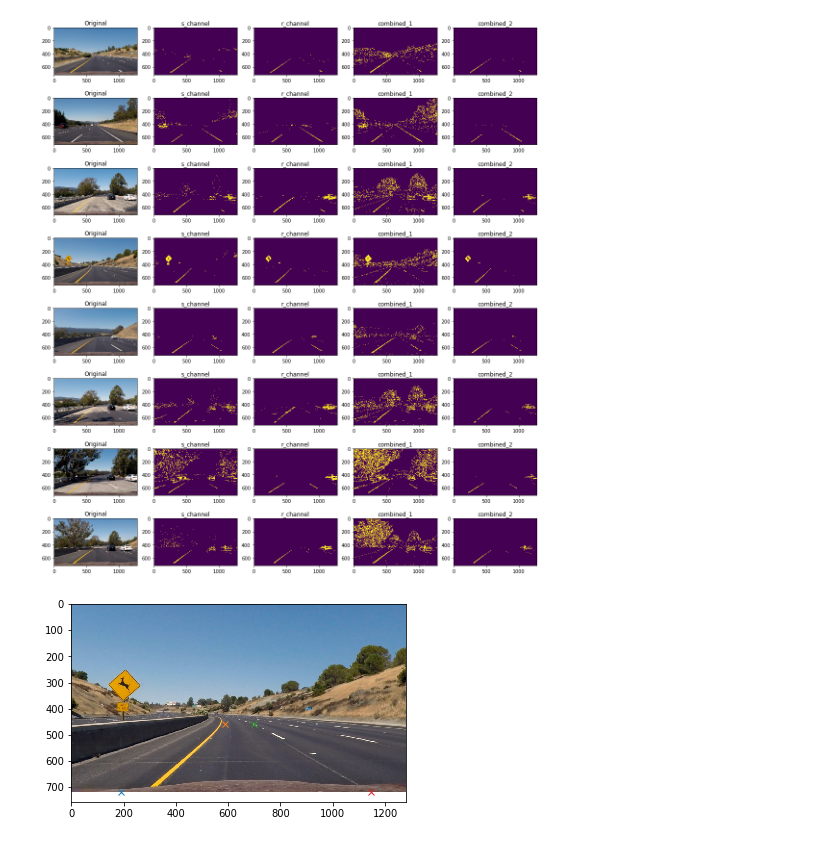
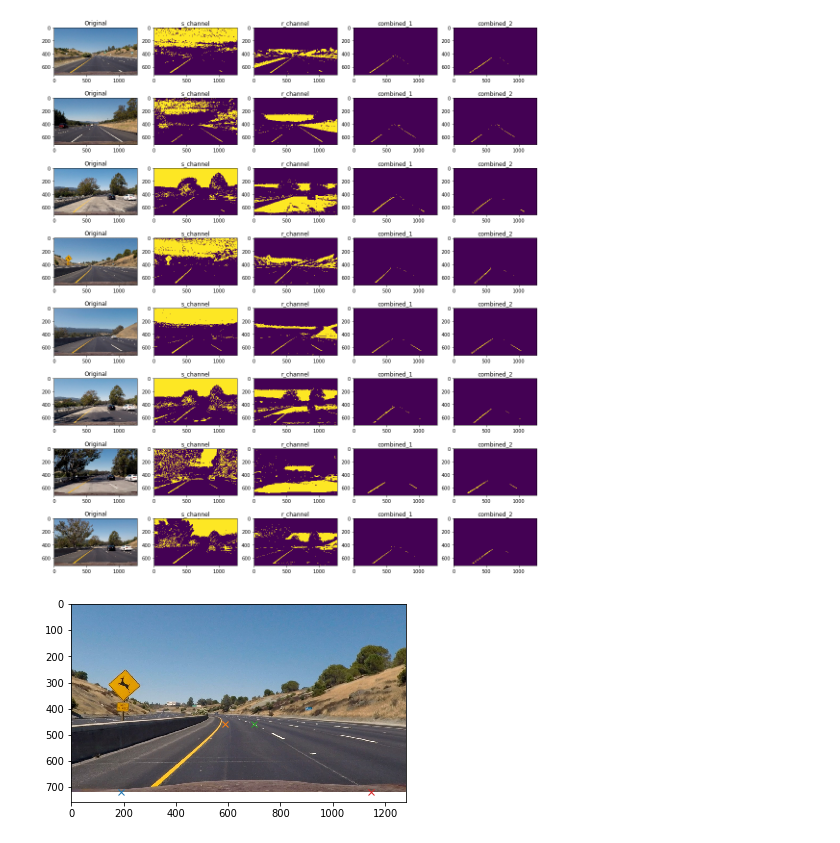
Before and after one commit to cyrano5614/CarND-Advanced-Lane-Lines, a Jupyter notebook: pipeline.ipynb, the cells around one changed output. Saved outputs shown, nothing was run; the diff lists cells and outputs as text; code cells hidden in the pictures.

```diff
--- a/pipeline.ipynb
+++ b/pipeline.ipynb
@@ -154,31 +221,53 @@ def rgb_thresh(img, thresh=(0,255)):
 # %%
 test_images = natsorted(os.listdir('test_images'))
-# %%
-# Find thresholds
-
-plt.figure(figsize=(18,21))
-plot_titles = ['Original', 's_channel', 'r_channel', 'combined_1', 'combined_2']
-
-for i, image in enumerate(test_images):
-    image = read_img('test_images/' + image)
-    gradx = abs_sobel_thresh(image, orient='x', sobel_kernel=3, thresh=(20, 100))
-    hls = hls_thresh(image, thresh=(170,255))
-    rgb = rgb_thresh(image, thresh=(220,255))
-    mag_binary = mag_thresh(image, sobel_kernel=9, mag_thresh=(100, 255))
-    dir_binary = dir_threshold(image, sobel_kernel=9, thresh=(0.2, 1.5))
-    combined_1 = np.zeros_like(rgb)
-#     combined_1[(mag_binary == 1) & (dir_binary == 1)] = 1
-    combined_1[(gradx == 1) | (hls == 1)] = 1
-    combined_2 = np.zeros_like(rgb)
-    combined_2[(rgb == 1) & (hls == 1)] = 1
-    mask_list = [image, hls, rgb, combined_1, combined_2]
-    for k in range(5):
-        plt.subplot(len(test_images), 5, k+1+i*5)
-        plt.imshow(mask_list[k])
-        plt.title(plot_titles[k])
-plt.show()
-# %% [output]
-[figure, removed]
+# %%
+# Find thresholds
+
+plt.figure(figsize=(18,21))
+plot_titles = ['Original', 's_channel', 'r_channel', 'combined_1', 'combined_2']
+
+for i, img in enumerate(test_images):
+    img = read_img('test_images/' + img)
+#     img = sigmoid(img)
+    gradx = abs_sobel_thresh(img, orient='x', sobel_kernel=3, thresh=(20, 100))
+    grady = abs_sobel_thresh(img, orient='y', sobel_kernel=3, thresh=(0, 255))
+    mag_binary = mag_thresh(img, sobel_kernel=9, mag_thresh=(150, 200))
+    dir_binary = dir_threshold(img, sobel_kernel=9, thresh=(0.2, 1.5))
+    hls_s = color_space(img, color='HLS', thresh=(100,255), selection=2)
+    hls_l = color_space(img, color='HLS', thresh=(120,255), selection=1)
+    rgb_r = color_space(img, 'RGB', thresh=(150,255), selection = 0)
+    rgb_g = color_space(img, 'RGB', thresh=(150,255), selection = 1)
+    luv_l = color_space(img, 'LUV', thresh=(225,255), selection = 0)
+    lab_b = color_space(img, 'LAB', thresh=(155,200), selection = 2)
+    yuv_y = color_space(img, 'YUV', thresh=(150,255), selection = 0)
+    hsv_v = color_space(img, 'HSV', thresh=(30,125), selection = 2)
+    hsv_s = color_space(img, 'HSV', thresh=(0,5), selection = 1)
+    hsv_h = color_space(img, 'HSV', thresh=(70,250), selection = 0)
+    ycr_y = color_space(img, 'YCrCb', thresh=(120,150), selection =1)
+    combined_1 = np.zeros_like(dir_binary)
+    combined_1[(((rgb_r==1) & (rgb_g==1)) & (hls_l==1)) & (((hls_s==1) | ((gradx==1) & (dir_binary==1))))]=1
+    combined_2 = np.zeros_like(rgb_r)
+#     combined_2[((rgb == 1) | (hls == 1)) | (gradx == 1) & ((dir_binary == 1))] = 1
+    combined_2[(rgb_r == 1) | (hls_s == 1)] = 1
+    combined_3 = np.zeros_like(dir_binary)
+    combined_3[(luv_l == 1) | (lab_b == 1)] = 1
+
+
+    combined_1 = roi(combined_1, 'unwarped')
+    combined_2 = roi(combined_2, 'unwarped')
+    combined_3 = roi(combined_3, 'unwarped')
+
+    mask_list = [img, hls_s, rgb_r, combined_1, combined_3]
+
+    for k in range(5):
+        plt.subplot(len(test_images), 5, k+1+i*5)
+        plt.imshow(mask_list[k])
+        plt.title(plot_titles[k])
+
+
+plt.show()
+# %% [output]
+[figure, added]
 # %%
 def warp(img):
     corners = np.float32([[190,720],[589,457],[698,457],[1145,720]])
```
Also changed, not shown: parts of 19 cells of this notebook, 10 other files.
